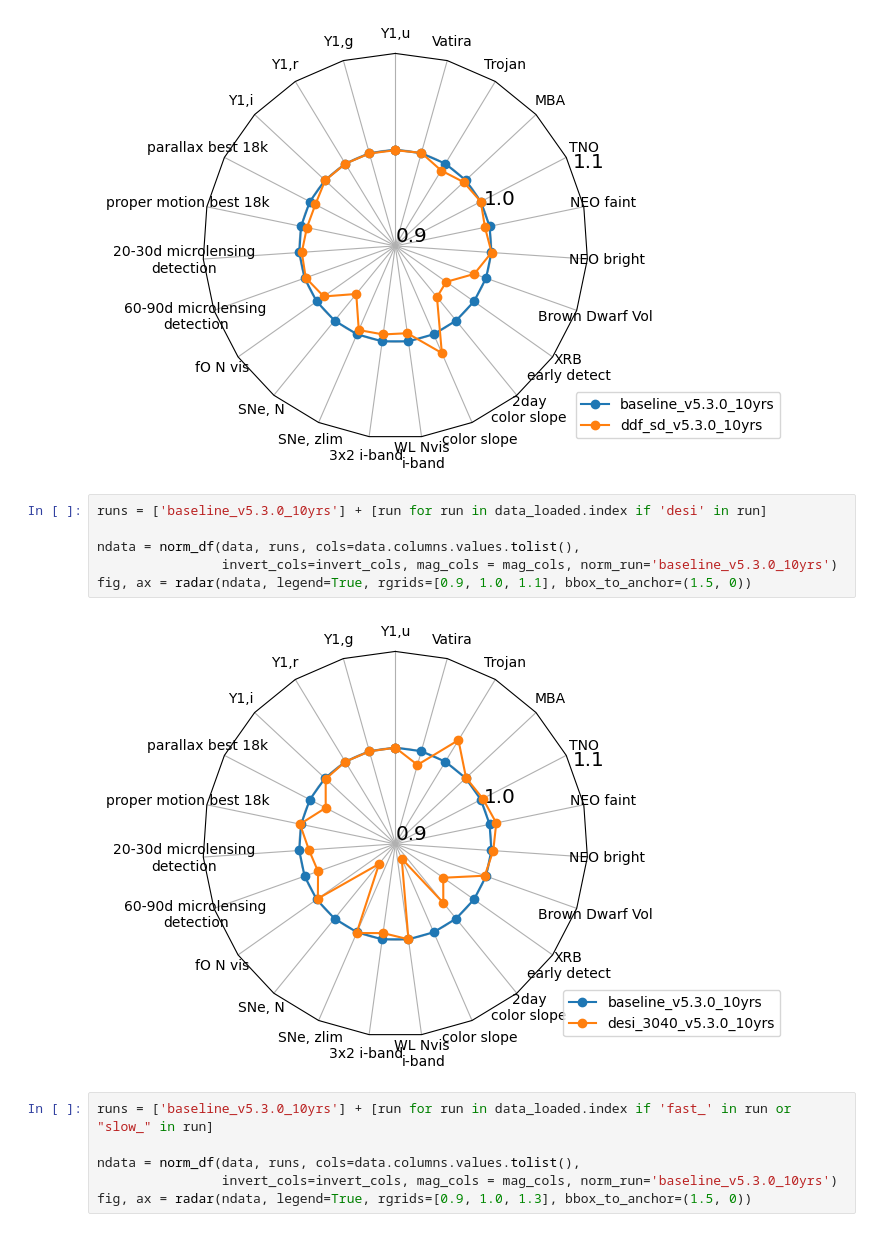
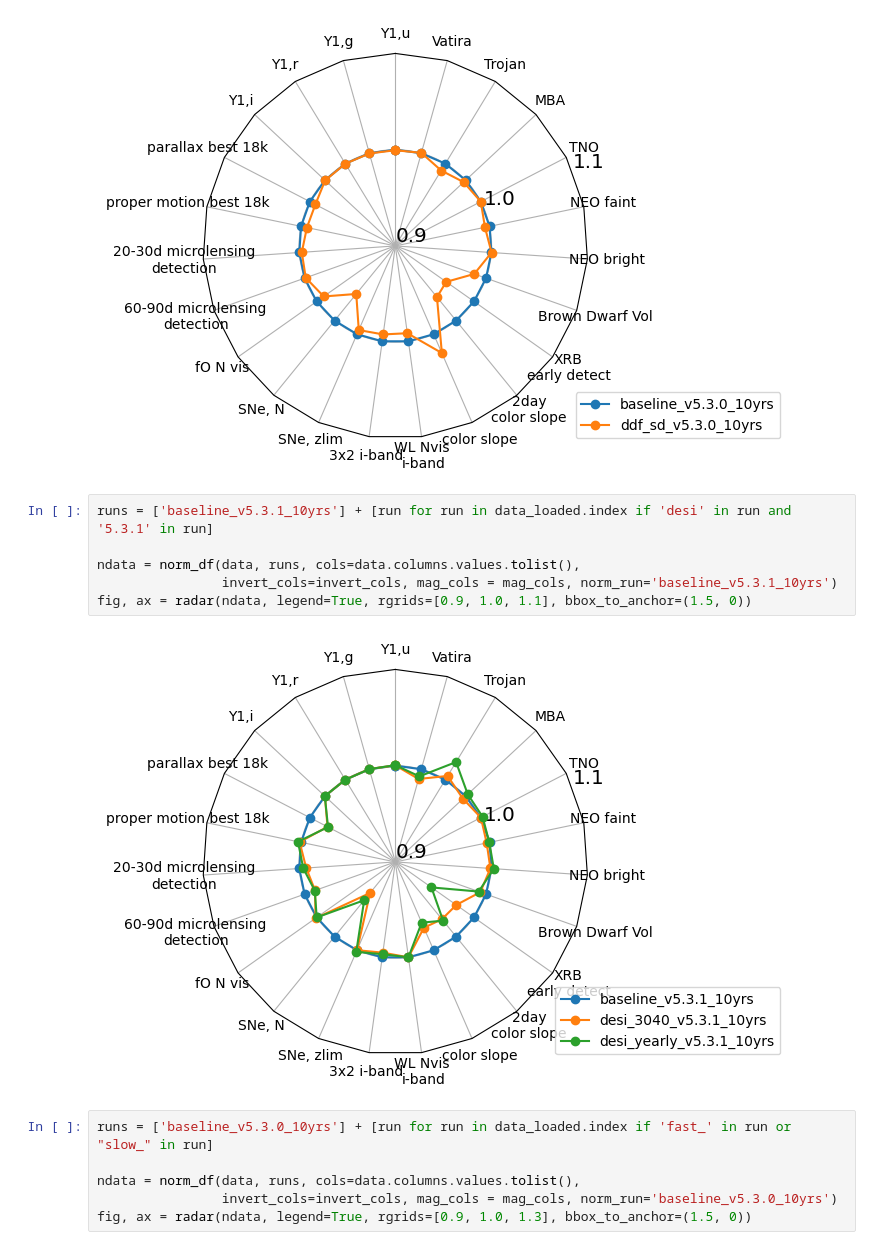
Before and after one commit to lsst-sims/sims_featureScheduler_runs5.3, a Jupyter notebook: maf/quick_look.ipynb, the cells around one changed output. Drawn from its saved outputs; the diff is of its cells as text.

```diff
--- a/maf/quick_look.ipynb
+++ b/maf/quick_look.ipynb
@@ -284,13 +286,13 @@ fig, ax = radar(ndata, legend=True, rgrids=[0.9, 1.0, 1.1], bbox_to_anchor=(1.5,
 # %% [output]
 [figure]
 # %%
-runs = ['baseline_v5.3.0_10yrs'] + [run for run in data_loaded.index if 'desi' in run]
+runs = ['baseline_v5.3.1_10yrs'] + [run for run in data_loaded.index if 'desi' in run and '5.3.1' in run]
 
 ndata = norm_df(data, runs, cols=data.columns.values.tolist(),
-                invert_cols=invert_cols, mag_cols = mag_cols, norm_run='baseline_v5.3.0_10yrs')
+                invert_cols=invert_cols, mag_cols = mag_cols, norm_run='baseline_v5.3.1_10yrs')
 fig, ax = radar(ndata, legend=True, rgrids=[0.9, 1.0, 1.1], bbox_to_anchor=(1.5, 0))
 # %% [output]
-[figure, old version]
+[figure, new version]
 # %%
 runs = ['baseline_v5.3.0_10yrs'] + [run for run in data_loaded.index if 'fast_' in run or "slow_" in run]
 
```
Also changed, not shown: parts of 7 cells of this notebook.
